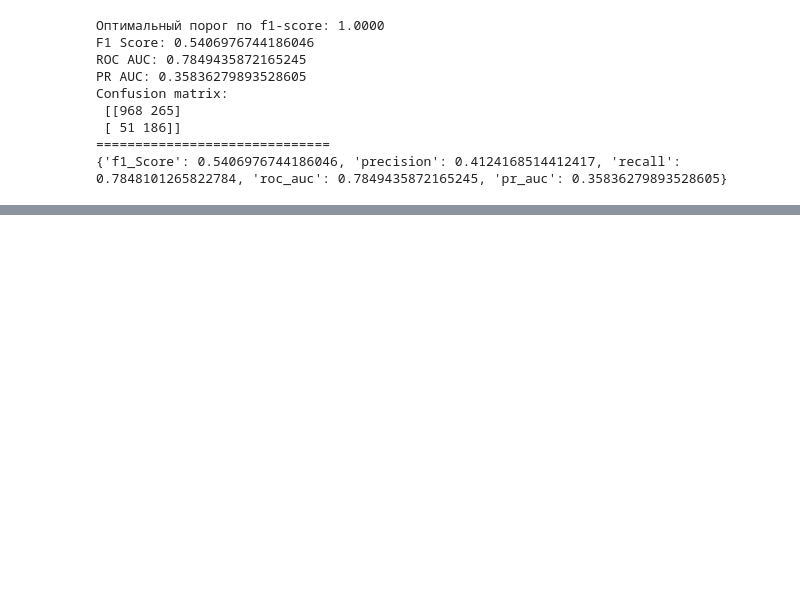
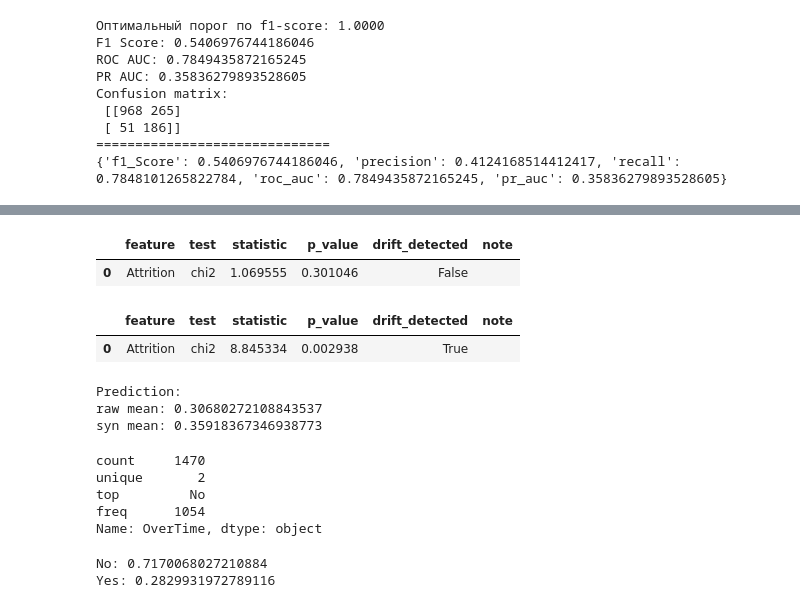
Before and after one commit to Krista128/LR_mlops, a Jupyter notebook: notebooks/6.0-mm-synthetic-data.ipynb, the cells around one changed output, grey strips where cells are left out. Saved outputs shown, nothing was run; the diff lists cells and outputs as text; code cells hidden in the pictures; blank space fills up the shorter version.

```diff
--- a/notebooks/6.0-mm-synthetic-data.ipynb
+++ b/notebooks/6.0-mm-synthetic-data.ipynb
@@ -796,0 +772,13 @@ drift_report
+# %%
+drift_report = compare_feature_drift(
+    real_df=df_raw,
+    synthetic_df=df_syn,
+    alpha=0.05,
+    feature_columns=["Attrition"],
+    categorical_columns=["Attrition"],
+)
+
+drift_report
+# %% [output]
+|  | feature | test | statistic | p_value | drift_detected | note |
+| 0 | Attrition | chi2 | 1.069555 | 0.301046 | False |  |
@@ -796,0 +792,40 @@ drift_report
+# %%
+drift_report = compare_feature_drift(
+    real_df=raw_predictions,
+    synthetic_df=syn_predictions,
+    alpha=0.05,
+    feature_columns=["Attrition"],
+    categorical_columns=["Attrition"],
+)
+
+drift_report
+# %% [output]
+|  | feature | test | statistic | p_value | drift_detected | note |
+| 0 | Attrition | chi2 | 8.845334 | 0.002938 | True |  |
+# %%
+df_syng = df_syn.copy()
+
+print("Prediction:")
+print("raw mean:", raw_predictions.mean().item())
+print("syn mean:", syn_predictions.mean().item())
+# %% [output]
+Prediction:
+raw mean: 0.30680272108843537
+syn mean: 0.35918367346938773
+# %%
+df_raw["OverTime"].describe()
+# %% [output]
+count     1470
+unique       2
+top         No
+freq      1054
+Name: OverTime, dtype: object
+# %%
+overtime_no_ratio = 1054 / 1470
+overtime_yes_ratio = 1.0 - overtime_no_ratio
+
+print("No:", overtime_no_ratio)
+print("Yes:", overtime_yes_ratio)
+# %% [output]
+No: 0.7170068027210884
+Yes: 0.2829931972789116
```
Also changed, not shown: parts of 51 cells of this notebook, 6 other files.
